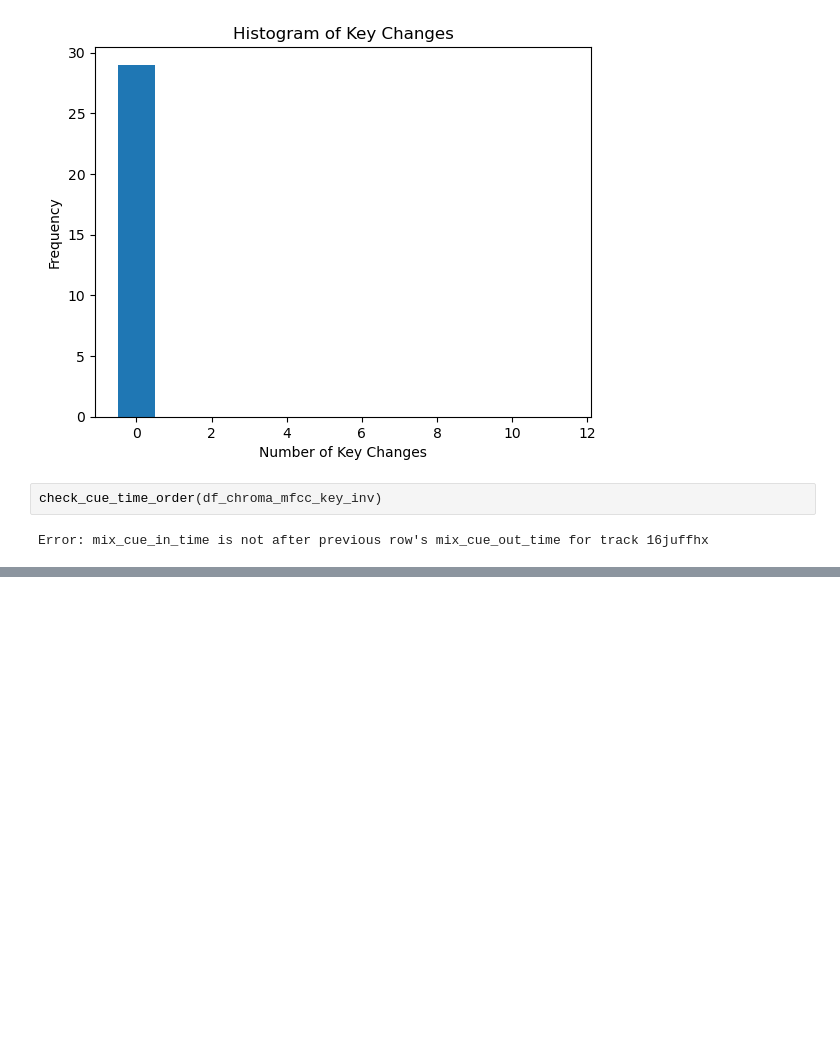
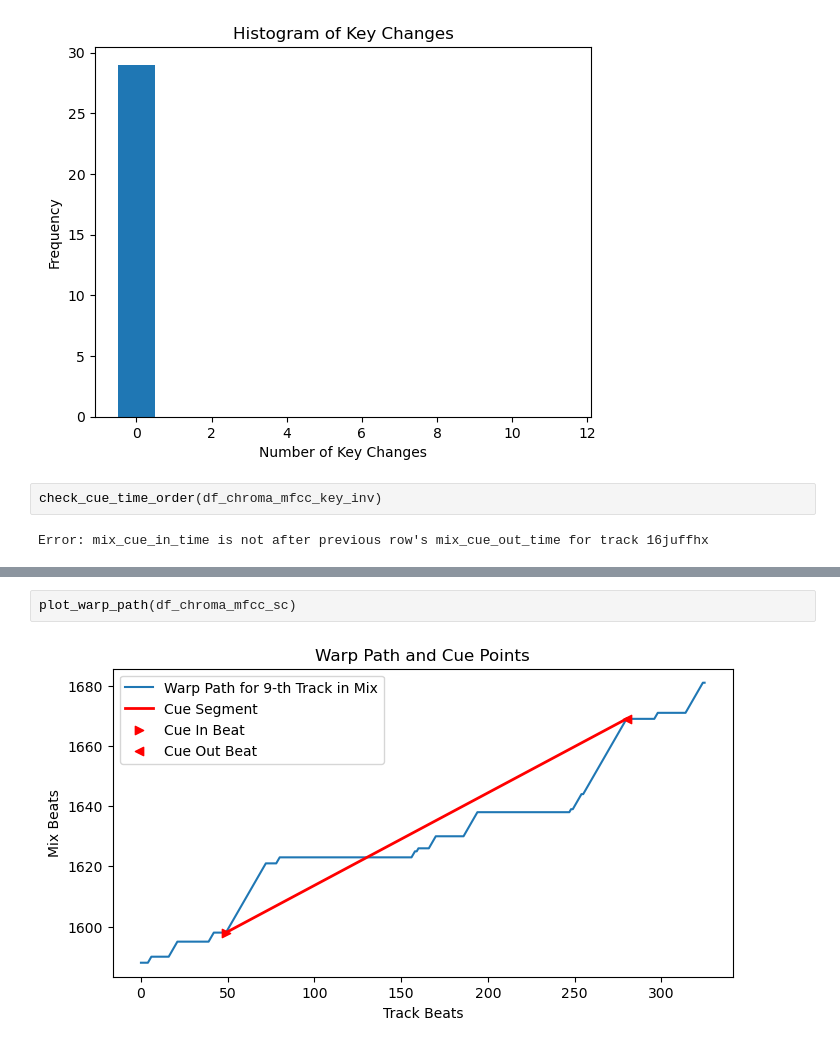
Before and after one commit to michaelhein39/dj-transition-predictor, a Jupyter notebook: notebooks/alignment_eda.ipynb, the cells around one changed output, grey strips where cells are left out. Cells and saved outputs as stored; diff of their text form; blank space fills up the shorter version.

```diff
--- a/notebooks/alignment_eda.ipynb
+++ b/notebooks/alignment_eda.ipynb
@@ -498,0 +592,4 @@ Error: mix_cue_in_time is not after previous row's mix_cue_out_time for track 16
+# %%
+plot_warp_path(df_chroma_mfcc_sc)
+# %% [output]
+[figure, added]
```
Also changed, not shown: parts of 24 cells of this notebook.
